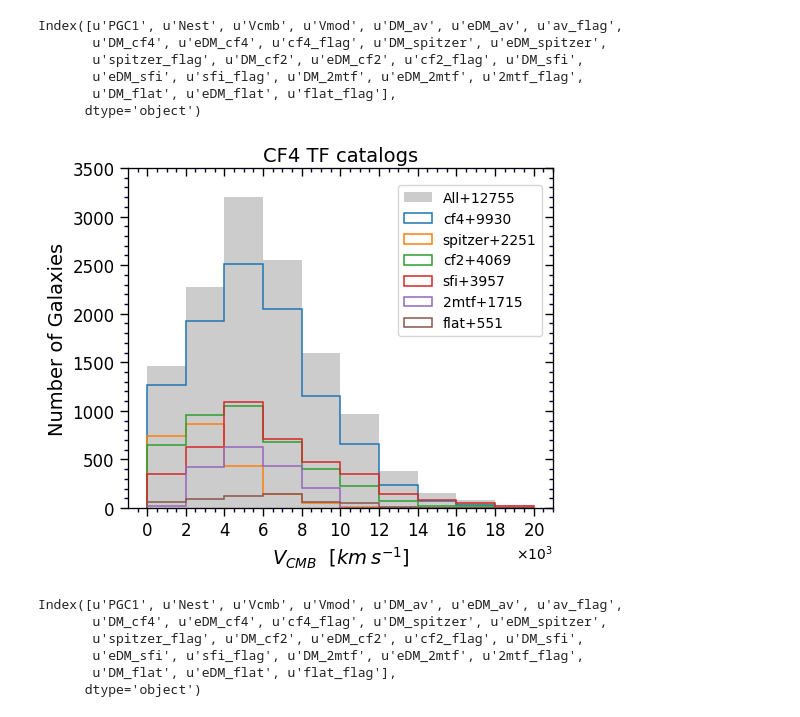
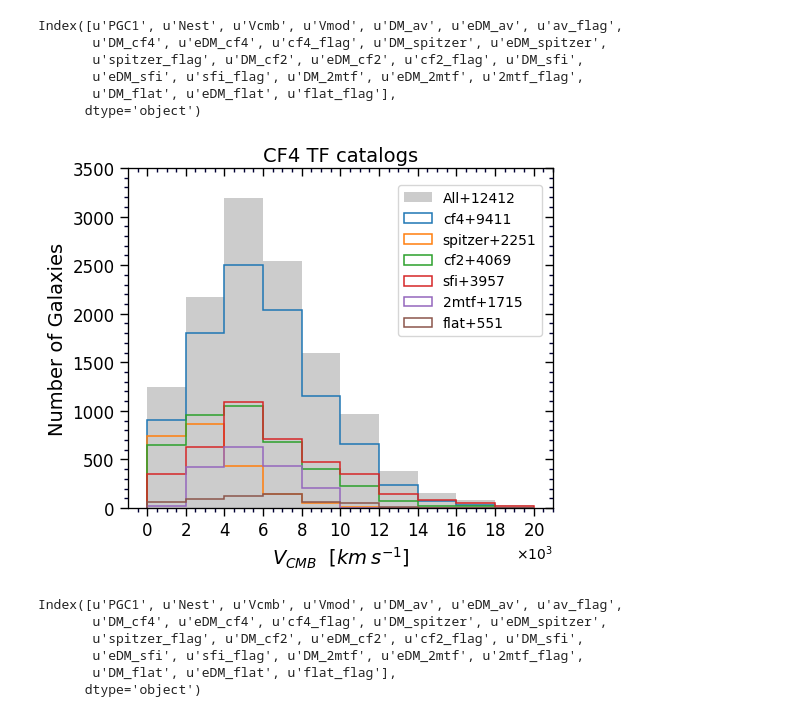
Before and after one commit to ekourkchi/CF4catalog, a Jupyter notebook: TF_aitoff.ipynb, the cells around one changed output. Cells and saved outputs as stored; diff of their text form; code cells hidden in the pictures.

```diff
--- a/TF_aitoff.ipynb
+++ b/TF_aitoff.ipynb
@@ -122,44 +122,44 @@ bins=np.arange(0,22000,2000)
 val = df.Vcmb.values
 ax.hist(val, bins=bins, histtype='bar', label='All+'+str(len(val)), color='k', lw=1.7, alpha=0.2)
 
-val = df[df["DM_cf4"]!=0]["Vcmb"].values
+val = df[df["DM_cf4"]>=0]["Vcmb"].values
 ax.hist(val, bins=bins, histtype='step', label='cf4+'+str(len(val)), lw=1.1)
 
-val = df[df["DM_spitzer"]!=0]["Vcmb"].values
+val = df[df["DM_spitzer"]>=0]["Vcmb"].values
 ax.hist(val, bins=bins, histtype='step', label='spitzer+'+str(len(val)), lw=1.1)
 
-val = df[df["DM_cf2"]!=0]["Vcmb"].values
+val = df[df["DM_cf2"]>=0]["Vcmb"].values
 ax.hist(val, bins=bins, histtype='step', label='cf2+'+str(len(val)), lw=1.1)
 
-val = df[df["DM_sfi"]!=0]["Vcmb"].values
+val = df[df["DM_sfi"]>=0]["Vcmb"].values
 ax.hist(val, bins=bins, histtype='step', label='sfi+'+str(len(val)), lw=1.1)
 
-val = df[df["DM_2mtf"]!=0]["Vcmb"].values
+val = df[df["DM_2mtf"]>=0]["Vcmb"].values
 ax.hist(val, bins=bins, histtype='step', label='2mtf+'+str(len(val)), lw=1.1)
 
-val = df[df["DM_flat"]!=0]["Vcmb"].values
+val = df[df["DM_flat"]>=0]["Vcmb"].values
 ax.hist(val, bins=bins, histtype='step', label='flat+'+str(len(val)), lw=1.1)
 
 
 # ax.set_yscale('log')
 x_ax, y_ax = set_axes(ax, [-1000,21000], [0,3500], fontsize=12, inout='out')
 
 
 ax.set_xlabel(r"$V_{CMB}$"+"  "+r'$[km \/ s^{-1}]$', fontsize=14)
 ax.set_ylabel("Number of Galaxies", fontsize=14)
 
 ax.legend(bbox_to_anchor=(0.62, 0.97), loc='upper left', fontsize=10)
 
 x_ax.set_xticks(np.arange(0, 22000, step=2000))
 ax.set_xticks(np.arange(0, 22000, step=2000))
 
 
 ax.set_title("CF4 TF catalogs", fontsize=14, pad=5)
 
 ax.xaxis.set_major_formatter(OOMFormatter(3, "%d"))
 ax.ticklabel_format(axis='x', style='sci')
 # %% [output]
-[figure, old version]
+[figure, new version]
 # %%
 df.columns
 # %% [output]
```
Also changed, not shown: parts of 4 cells of this notebook, 5 other files.
